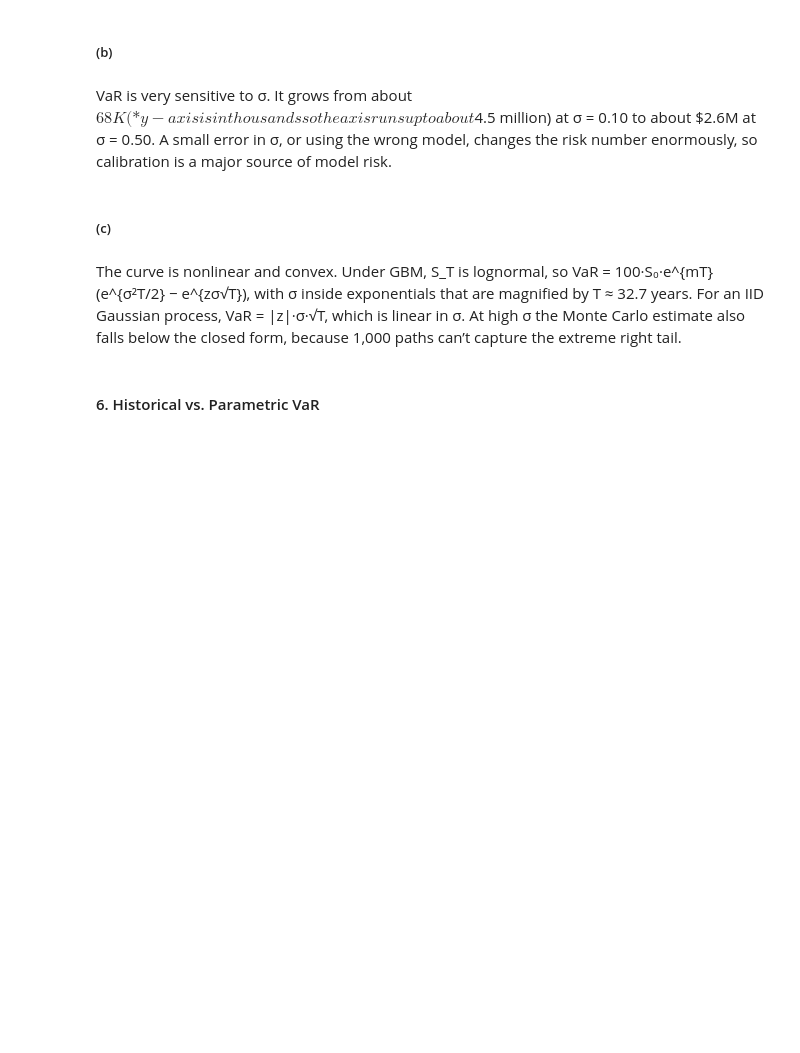
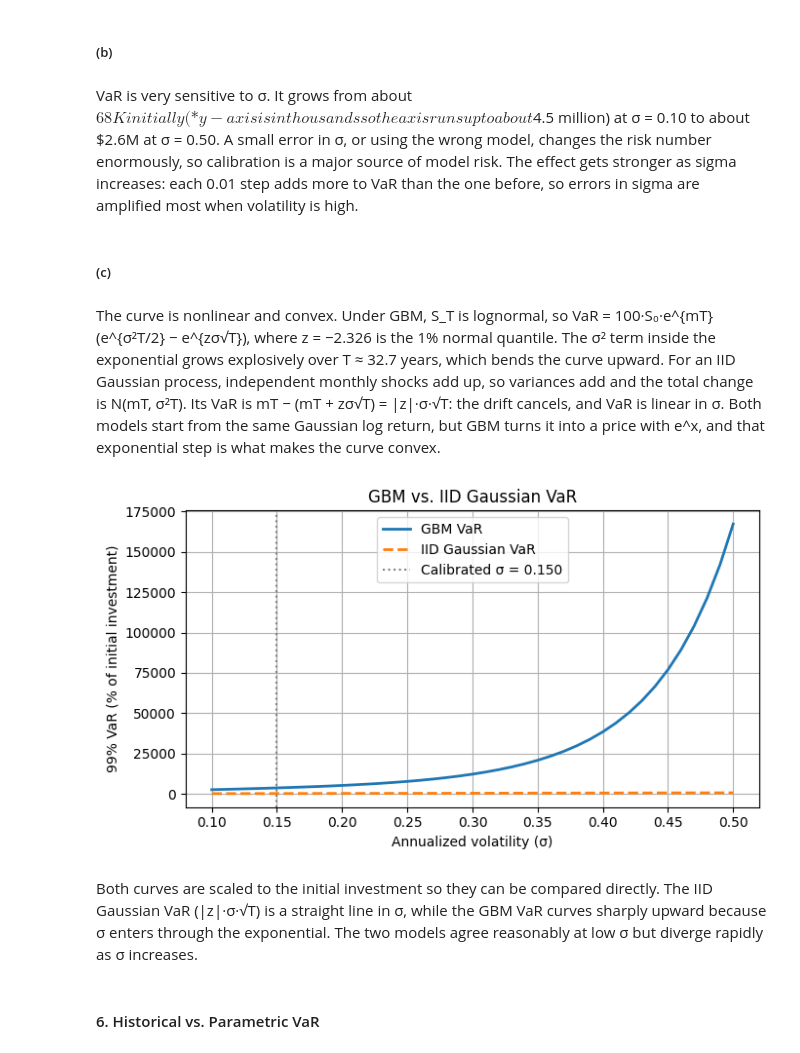
Before and after one commit to ctorello17/FE-535-Project, a Jupyter notebook: project1.ipynb, the cells around one changed output. Cells and saved outputs as stored; diff of their text form; code cells hidden in the pictures; blank space fills up the shorter version.

```diff
--- a/project1.ipynb
+++ b/project1.ipynb
@@ -719,11 +734,32 @@ for sg in (0.10, 0.20, 0.30, 0.40, 0.50):
 # %% [markdown]
 ##### (b)
 # %% [markdown]
-VaR is very sensitive to σ. It grows from about $68K (*y-axis is in thousands so the axis runs up to about $4.5 million) at σ = 0.10 to about $2.6M at σ = 0.50. A small error in σ, or using the wrong model, changes the risk number enormously, so calibration is a major source of model risk.
+VaR is very sensitive to σ. It grows from about $68K initially (*y-axis is in thousands so the axis runs up to about $4.5 million) at σ = 0.10 to about $2.6M at σ = 0.50. A small error in σ, or using the wrong model, changes the risk number enormously, so calibration is a major source of model risk. The effect gets stronger as sigma increases: each 0.01 step adds more to VaR than the one before, so errors in sigma are amplified most when volatility is high.
 # %% [markdown]
 ##### (c)
 # %% [markdown]
-The curve is nonlinear and convex. Under GBM, S_T is lognormal, so VaR = 100·S₀·e^{mT}(e^{σ²T/2} − e^{zσ√T}), with σ inside exponentials that are magnified by T ≈ 32.7 years. For an IID Gaussian process, VaR = |z|·σ·√T, which is linear in σ. At high σ the Monte Carlo estimate also falls below the closed form, because 1,000 paths can’t capture the extreme right tail.
+The curve is nonlinear and convex. Under GBM, S_T is lognormal, so VaR = 100·S₀·e^{mT}(e^{σ²T/2} − e^{zσ√T}), where z = −2.326 is the 1% normal quantile. The σ² term inside the exponential grows explosively over T ≈ 32.7 years, which bends the curve upward. For an IID Gaussian process, independent monthly shocks add up, so variances add and the total change is N(mT, σ²T). Its VaR is mT − (mT + zσ√T) = |z|·σ·√T: the drift cancels, and VaR is linear in σ. Both models start from the same Gaussian log return, but GBM turns it into a price with e^x, and that exponential step is what makes the curve convex.
+# %%
+# Compare how 99% VaR scales with σ under the two models, both expressed as % of the initial investment
+iid_gaussian_var = -z * grid * np.sqrt(T)          # IID Gaussian: VaR = |z|·σ·√T, linear in σ
+gbm_var_relative = closed / (100 * S0)             # GBM closed-form VaR, divided by the initial position value
+
+plt.figure(figsize=(7, 4))
+plt.plot(grid, 100 * gbm_var_relative, label="GBM VaR", linewidth=2)
+plt.plot(grid, 100 * iid_gaussian_var, "--", label="IID Gaussian VaR", linewidth=2)
+plt.axvline(sigma, color="gray", linestyle=":", label=f"Calibrated σ = {sigma:.3f}")
+
+plt.xlabel("Annualized volatility (σ)")
+plt.ylabel("99% VaR (% of initial investment)")
+plt.title("GBM vs. IID Gaussian VaR")
+plt.grid(True)
+plt.legend()
+plt.tight_layout()
+plt.show()
+# %% [output]
+[figure, added]
+# %% [markdown]
+Both curves are scaled to the initial investment so they can be compared directly. The IID Gaussian VaR (|z|·σ·√T) is a straight line in σ, while the GBM VaR curves sharply upward because σ enters through the exponential. The two models agree reasonably at low σ but diverge rapidly as σ increases.
 # %% [markdown]
 #### 6. Historical vs. Parametric VaR
 # %% [markdown]
```
Also changed, not shown: parts of 8 cells of this notebook.
